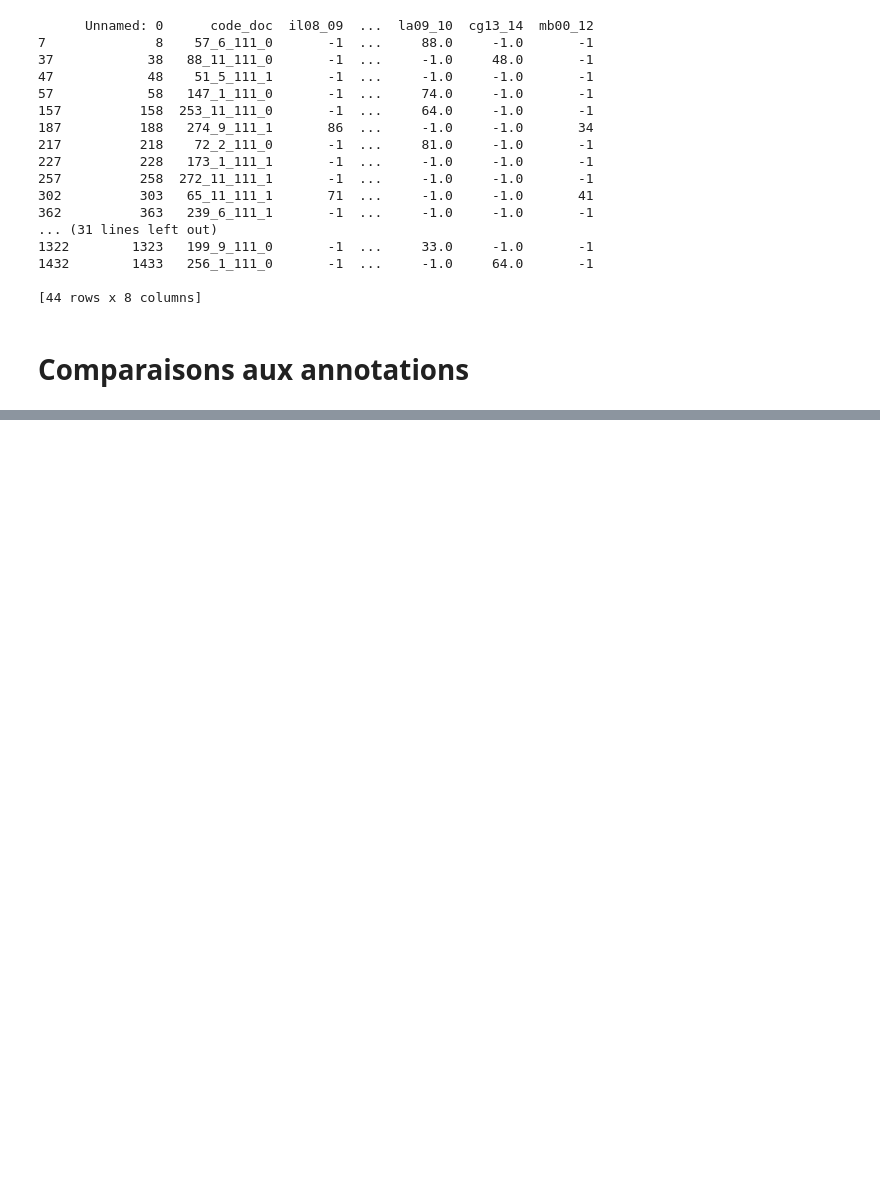
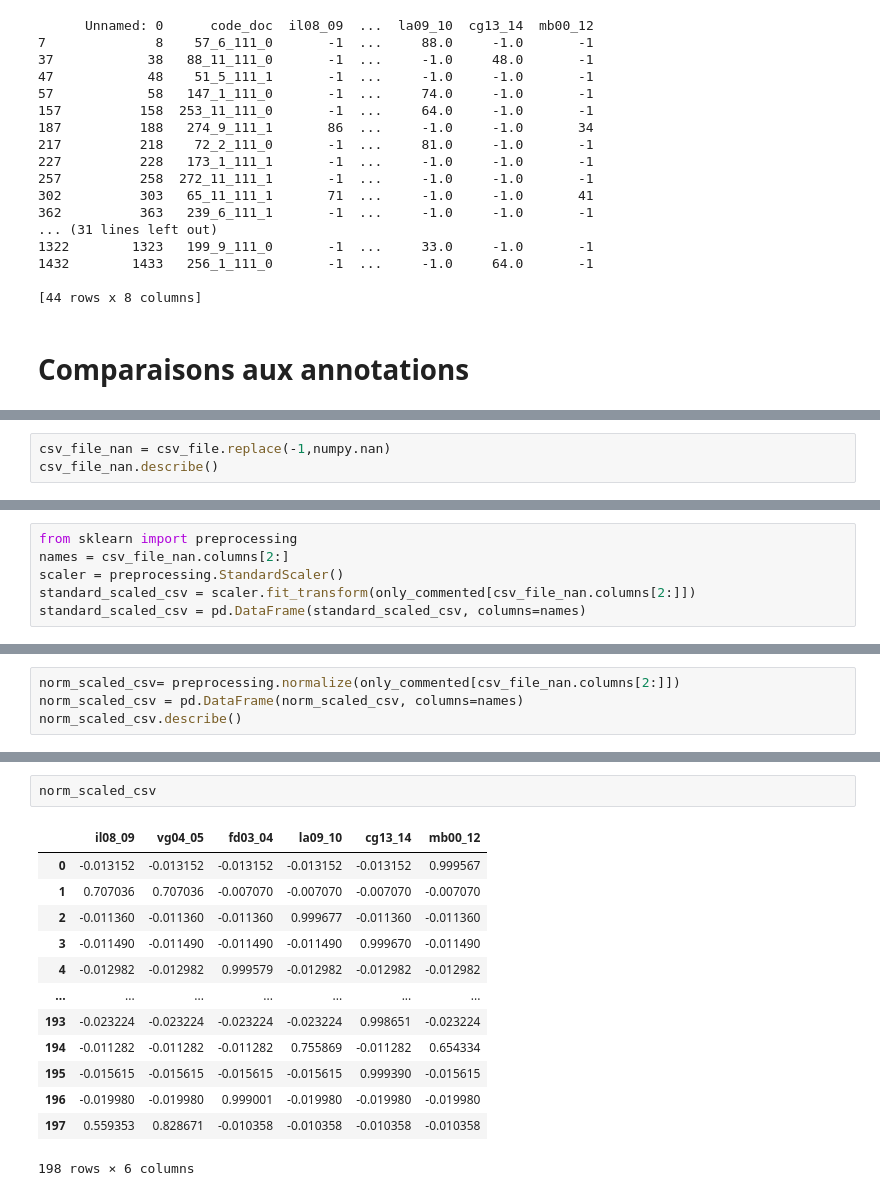
Before and after one commit to vincentnam/Project-Archean, a Jupyter notebook: ChallengeM2SID_2019.ipynb, the cells around one changed output, grey strips where cells are left out. Drawn from its saved outputs; the diff is of its cells as text; blank space fills up the shorter version.

```diff
--- a/ChallengeM2SID_2019.ipynb
+++ b/ChallengeM2SID_2019.ipynb
@@ -234,0 +235,3 @@ ret_max_docid("101", only_commented)
+# %%
+csv_file_nan = csv_file.replace(-1,numpy.nan)
+csv_file_nan.describe()
@@ -234,0 +260,6 @@ ret_max_docid("101", only_commented)
+# %%
+from sklearn import preprocessing
+names = csv_file_nan.columns[2:]
+scaler = preprocessing.StandardScaler()
+standard_scaled_csv = scaler.fit_transform(only_commented[csv_file_nan.columns[2:]])
+standard_scaled_csv = pd.DataFrame(standard_scaled_csv, columns=names)
@@ -234,0 +278,4 @@ ret_max_docid("101", only_commented)
+# %%
+norm_scaled_csv= preprocessing.normalize(only_commented[csv_file_nan.columns[2:]])
+norm_scaled_csv = pd.DataFrame(norm_scaled_csv, columns=names)
+norm_scaled_csv.describe()
@@ -234,0 +292,16 @@ ret_max_docid("101", only_commented)
+# %%
+norm_scaled_csv
+# %% [output]
+|  | il08_09 | vg04_05 | fd03_04 | la09_10 | cg13_14 | mb00_12 |
+| 0 | -0.013152 | -0.013152 | -0.013152 | -0.013152 | -0.013152 | 0.999567 |
+| 1 | 0.707036 | 0.707036 | -0.007070 | -0.007070 | -0.007070 | -0.007070 |
+| 2 | -0.011360 | -0.011360 | -0.011360 | 0.999677 | -0.011360 | -0.011360 |
+| 3 | -0.011490 | -0.011490 | -0.011490 | -0.011490 | 0.999670 | -0.011490 |
+| 4 | -0.012982 | -0.012982 | 0.999579 | -0.012982 | -0.012982 | -0.012982 |
+| ... | ... | ... | ... | ... | ... | ... |
+| 193 | -0.023224 | -0.023224 | -0.023224 | -0.023224 | 0.998651 | -0.023224 |
+| 194 | -0.011282 | -0.011282 | -0.011282 | 0.755869 | -0.011282 | 0.654334 |
+| 195 | -0.015615 | -0.015615 | -0.015615 | -0.015615 | 0.999390 | -0.015615 |
+| 196 | -0.019980 | -0.019980 | 0.999001 | -0.019980 | -0.019980 | -0.019980 |
+| 197 | 0.559353 | 0.828671 | -0.010358 | -0.010358 | -0.010358 | -0.010358 |
+198 rows × 6 columns
```
Also changed, not shown: parts of 15 cells of this notebook.
